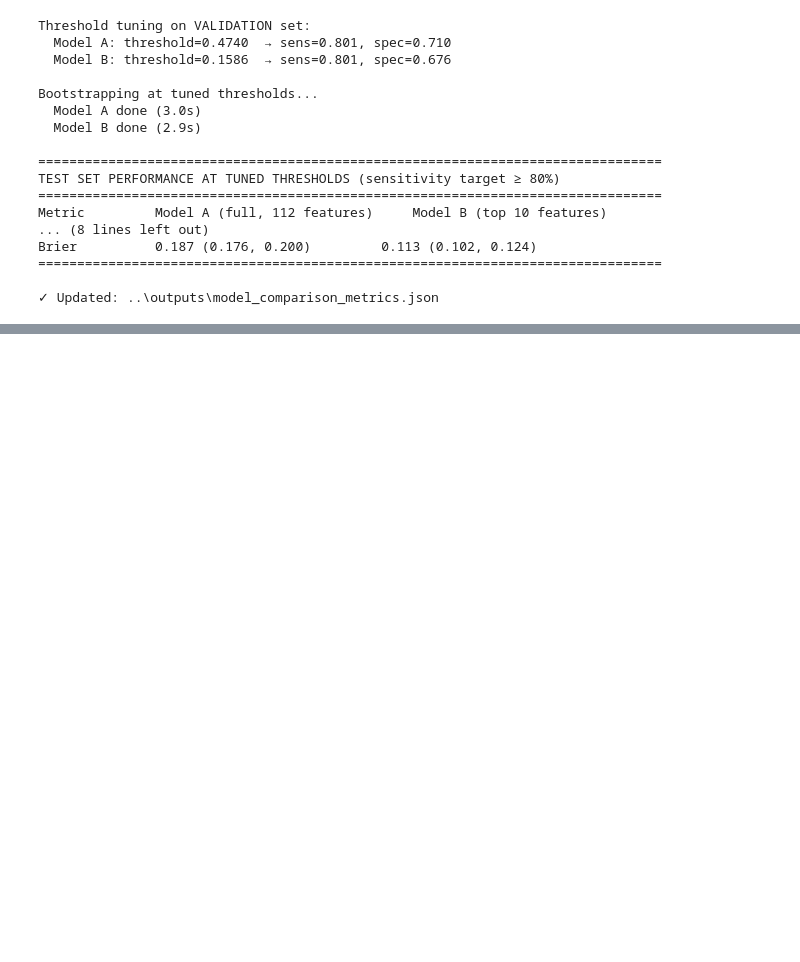
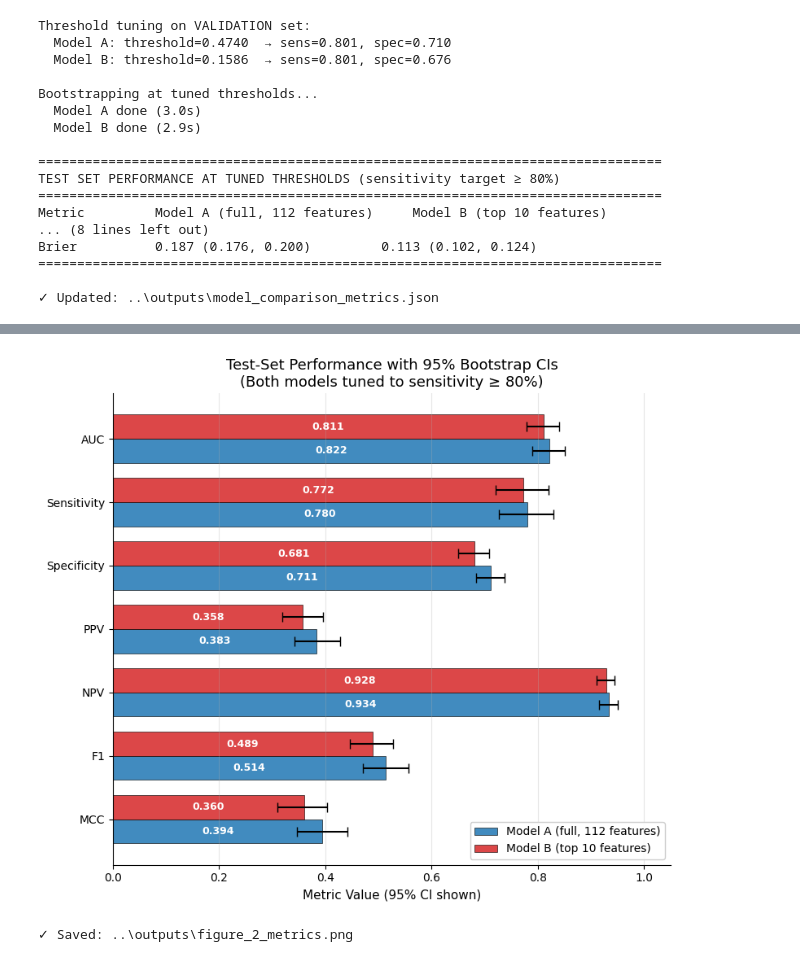
Before and after one commit to wilson-nguyen/aim-ahead-asthma, a Jupyter notebook: notebooks/05_top10_sensitivity.ipynb, the cells around one changed output, grey strips where cells are left out. Cells and saved outputs as stored; diff of their text form; code cells hidden in the pictures; blank space fills up the shorter version.

```diff
--- a/notebooks/05_top10_sensitivity.ipynb
+++ b/notebooks/05_top10_sensitivity.ipynb
@@ -596,0 +788,60 @@ Brier          0.187 (0.176, 0.200)         0.113 (0.102, 0.124)
+# %%
+"""
+Figure 2: Performance metrics for Model A and Model B at tuned thresholds (sensitivity ≥ 80%).
+Shown as horizontal bars with bootstrap 95% CIs as error bars.
+"""
+
+# Use tuned-threshold metrics for Figure 2 (matches manuscript's screening operating point)
+metric_order = ['AUC', 'Sensitivity', 'Specificity', 'PPV', 'NPV', 'F1', 'MCC']
+
+vals_a = [metrics_a_tuned[m] for m in metric_order]
+errs_a_lo = [metrics_a_tuned[m] - cis_a_tuned[m][0] for m in metric_order]
+errs_a_hi = [cis_a_tuned[m][1] - metrics_a_tuned[m] for m in metric_order]
+
+vals_b = [metrics_b_tuned[m] for m in metric_order]
+errs_b_lo = [metrics_b_tuned[m] - cis_b_tuned[m][0] for m in metric_order]
+errs_b_hi = [cis_b_tuned[m][1] - metrics_b_tuned[m] for m in metric_order]
+
+fig, ax = plt.subplots(figsize=(8, 7))
+
+y_pos = np.arange(len(metric_order))
+bar_height = 0.38
+
+# Model A bars (slightly above center)
+ax.barh(y_pos + bar_height/2, vals_a, height=bar_height,
+        xerr=[errs_a_lo, errs_a_hi], color='#1f77b4', alpha=0.85,
+        edgecolor='black', linewidth=0.5,
+        error_kw={'elinewidth': 1.5, 'capsize': 4, 'ecolor': 'black'},
+        label='Model A (full, 112 features)')
+
+# Model B bars (slightly below center)
+ax.barh(y_pos - bar_height/2, vals_b, height=bar_height,
+        xerr=[errs_b_lo, errs_b_hi], color='#d62728', alpha=0.85,
+        edgecolor='black', linewidth=0.5,
+        error_kw={'elinewidth': 1.5, 'capsize': 4, 'ecolor': 'black'},
+        label='Model B (top 10 features)')
+
+# Annotate point estimates inside the bars
+for i, (a, b) in enumerate(zip(vals_a, vals_b)):
+    ax.text(a/2, i + bar_height/2, f'{a:.3f}', ha='center', va='center',
+            color='white', fontsize=9, fontweight='bold')
+    ax.text(b/2, i - bar_height/2, f'{b:.3f}', ha='center', va='center',
+            color='white', fontsize=9, fontweight='bold')
+
+ax.set_yticks(y_pos)
+ax.set_yticklabels(metric_order)
+ax.set_xlabel('Metric Value (95% CI shown)')
+ax.set_title('Test-Set Performance with 95% Bootstrap CIs\n(Both models tuned to sensitivity ≥ 80%)')
+ax.set_xlim(0, 1.05)
+ax.legend(loc='lower right', framealpha=0.95)
+ax.grid(True, axis='x', alpha=0.3)
+ax.invert_yaxis()  # so AUC is at the top
+
+plt.tight_layout()
+plt.savefig(OUTPUTS_DIR / 'figure_2_metrics.png', dpi=300, bbox_inches='tight')
+plt.show()
+
+print(f"✓ Saved: {OUTPUTS_DIR / 'figure_2_metrics.png'}")
+# %% [output]
+[figure, added]
+✓ Saved: ..\outputs\figure_2_metrics.png
```
Also changed, not shown: parts of 8 cells of this notebook.
